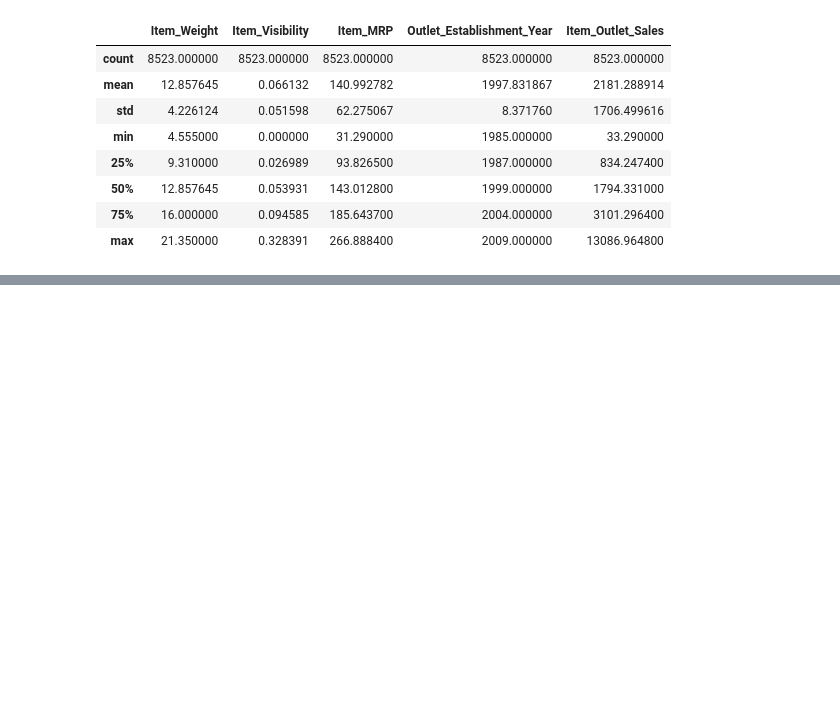
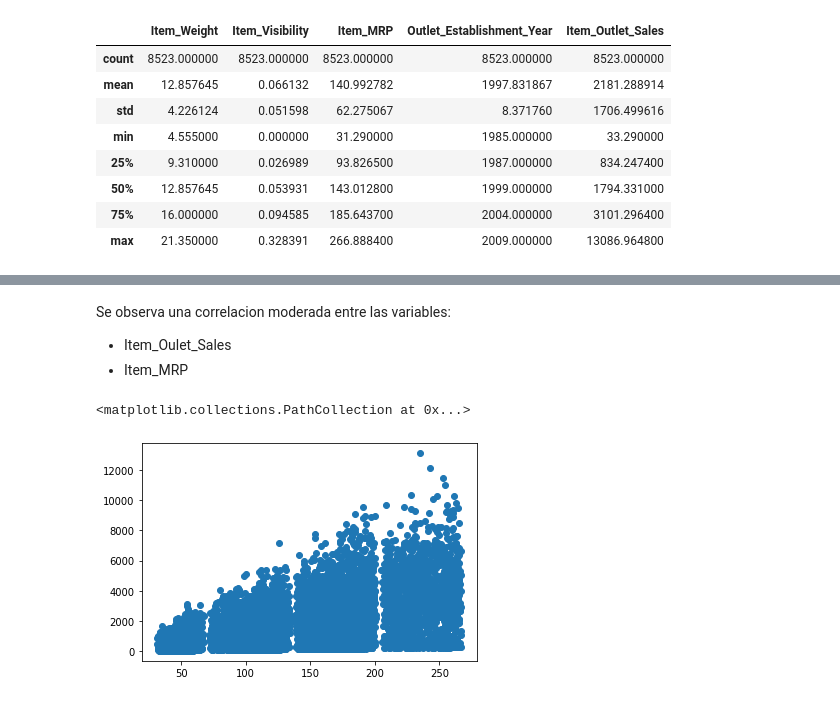
Before and after one commit to kpaulfran/sales-predictions, a Jupyter notebook: project1.ipynb, the cells around one changed output, grey strips where cells are left out. Cells and saved outputs as stored; diff of their text form; code cells hidden in the pictures; blank space fills up the shorter version.

```diff
--- a/project1.ipynb
+++ b/project1.ipynb
@@ -240,0 +252,12 @@ df.describe()
+# %% [markdown]
+Se observa una correlacion moderada entre las variables:
+
+- Item_Oulet_Sales
+- Item_MRP
+# %%
+y_values = df['Item_Outlet_Sales'].values
+x_values = df['Item_MRP'].values
+plt.scatter(x_values, y_values)
+# %% [output]
+<matplotlib.collections.PathCollection at 0x...>
+[figure, added]
```
Also changed, not shown: parts of 12 cells of this notebook.
